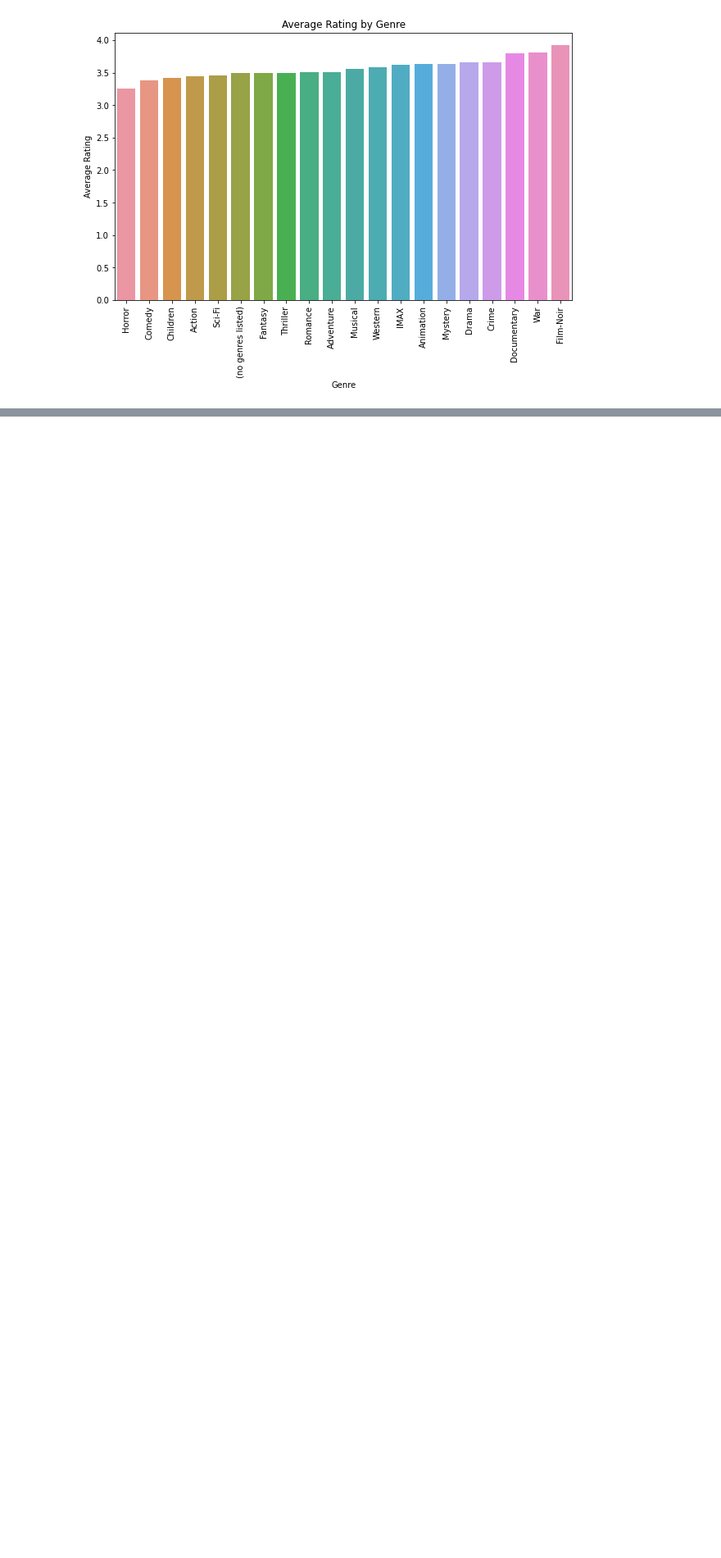
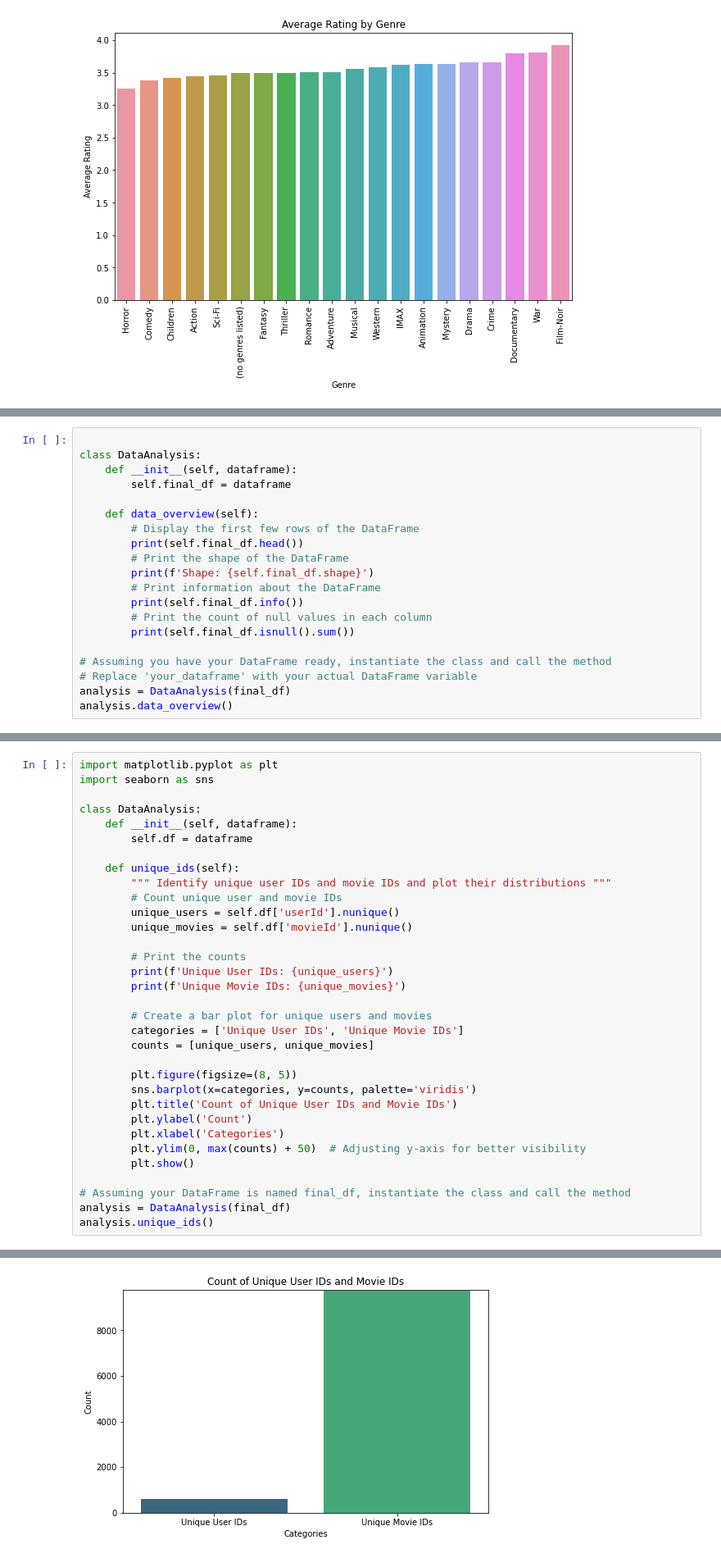
Before and after one commit to gtisnanga/PHASE-4-PRJOECT-MOVIE-RECOMMENDATIONS-GROUP-13, a Jupyter notebook: Phase 4.ipynb, the cells around one changed output, grey strips where cells are left out. Shown: that part at 82% size. Saved outputs shown, nothing was run; the diff lists cells and outputs as text; blank space fills up the shorter version.

```diff
--- a/Phase 4.ipynb
+++ b/Phase 4.ipynb
@@ -404,0 +442,20 @@ plt.show()
+# %%
+
+class DataAnalysis:
+    def __init__(self, dataframe):
+        self.final_df = dataframe
+
+    def data_overview(self):
+        # Display the first few rows of the DataFrame
+        print(self.final_df.head())
+        # Print the shape of the DataFrame
+        print(f'Shape: {self.final_df.shape}')
+        # Print information about the DataFrame
+        print(self.final_df.info())
+        # Print the count of null values in each column
+        print(self.final_df.isnull().sum())
+
+# Assuming you have your DataFrame ready, instantiate the class and call the method
+# Replace 'your_dataframe' with your actual DataFrame variable
+analysis = DataAnalysis(final_df)
+analysis.data_overview()
@@ -404,0 +480,34 @@ plt.show()
+# %%
+import matplotlib.pyplot as plt
+import seaborn as sns
+
+class DataAnalysis:
+    def __init__(self, dataframe):
+        self.df = dataframe
+
+    def unique_ids(self):
+        """ Identify unique user IDs and movie IDs and plot their distributions """
+        # Count unique user and movie IDs
+        unique_users = self.df['userId'].nunique()
+        unique_movies = self.df['movieId'].nunique()
+
+        # Print the counts
+        print(f'Unique User IDs: {unique_users}')
+        print(f'Unique Movie IDs: {unique_movies}')
+
+        # Create a bar plot for unique users and movies
+        categories = ['Unique User IDs', 'Unique Movie IDs']
+        counts = [unique_users, unique_movies]
+
+        plt.figure(figsize=(8, 5))
+        sns.barplot(x=categories, y=counts, palette='viridis')
+        plt.title('Count of Unique User IDs and Movie IDs')
+        plt.ylabel('Count')
+        plt.xlabel('Categories')
+        plt.ylim(0, max(counts) + 50)  # Adjusting y-axis for better visibility
+        plt.show()
+
+# Assuming your DataFrame is named final_df, instantiate the class and call the method
+analysis = DataAnalysis(final_df)
+analysis.unique_ids()
+# %% [output]
@@ -404,0 +516 @@ plt.show()
+[figure, added]
```
Also changed, not shown: parts of 7 cells of this notebook.
